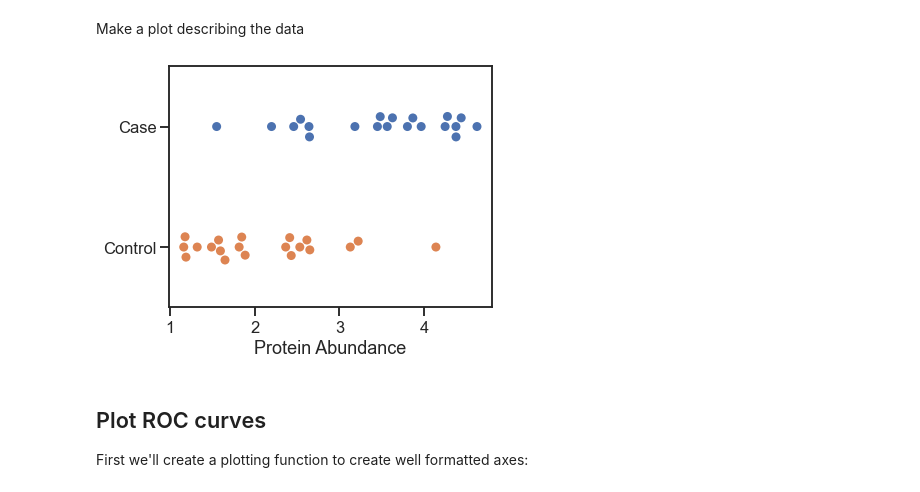
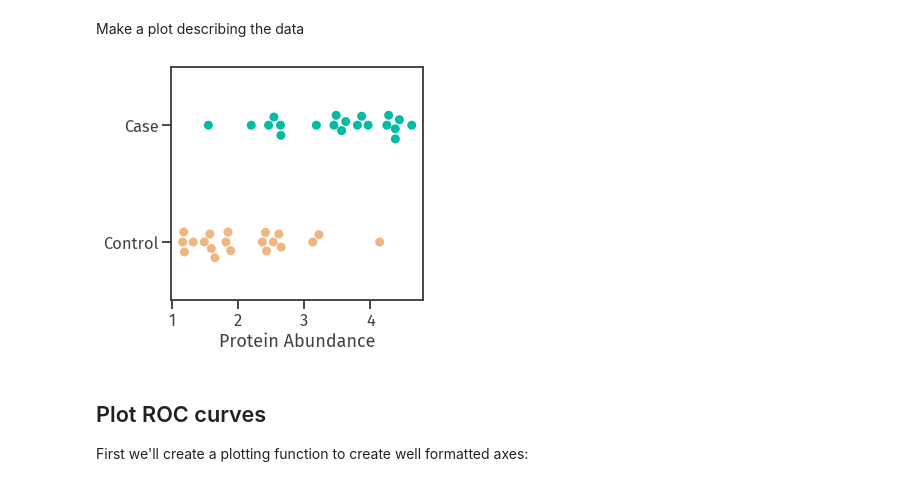
Before and after one commit to wfondrie/asms-ml-short-course, a Jupyter notebook: content/04_model-evaluation.ipynb, the cells around one changed output. Saved outputs shown, nothing was run; the diff lists cells and outputs as text; code cells hidden in the pictures.

Commit message:
Added final figures

```diff
--- a/content/04_model-evaluation.ipynb
+++ b/content/04_model-evaluation.ipynb
@@ -5,23 +3,35 @@ This notebook contains the code for the examples I present in the "Receiver Oper
 
 ## Setup
 # %%
+import sys
 from pathlib import Path
 
 import numpy as np
 import pandas as pd
 import matplotlib.pyplot as plt
 import seaborn as sns
-from sklearn.metrics import roc_curve, roc_auc_score,
+from sklearn import metrics
 
-# Set the plotting theme:
-sns.set(context="talk", style="ticks")
-pal = sns.color_palette()
-half_size = (5.4, 4.04)
-pad = 0.01
+sys.path.append("..")
+import src
 
-# Create a directory to save our figures:
-figures = Path("figures")
-figures.mkdir(exist_ok=True)
+primary, accent = src.theme.set()
+pal = sns.color_palette("wfondrie")
+
+half_size = (4.5, 4)
+
+def save(fname):
+    """Save the figures"""
+    figures = Path("figures")
+    figures.mkdir(exist_ok=True)
+    if not fname.startswith("04_"):
+        fname = "04_" + fname
+
+    if not fname.endswith(".png"):
+        fname += ".png"
+
+    plt.tight_layout(pad=0.2)
+    plt.savefig(figures / fname, dpi=300)
 # %% [markdown]
 ## Create the examples we'll be using:
 # %%
@@ -72,12 +69,11 @@ Make a plot describing the data
 # %%
 fig, ax = plt.subplots(figsize=half_size)
 sns.swarmplot(x=df["score_1"], y=df["disease"], size=9, ax=ax)
 ax.set_xlabel("Protein Abundance")
 ax.set_ylabel("")
-plt.tight_layout(pad=pad)
-plt.savefig(figures / "swarm.png", dpi=300)
+save("swarm")
 # %% [output]
-[figure, old version]
+[figure, new version]
 # %% [markdown]
 ## Plot ROC curves
 
```
Also changed, not shown: parts of 10 cells of this notebook, 1 other file.
